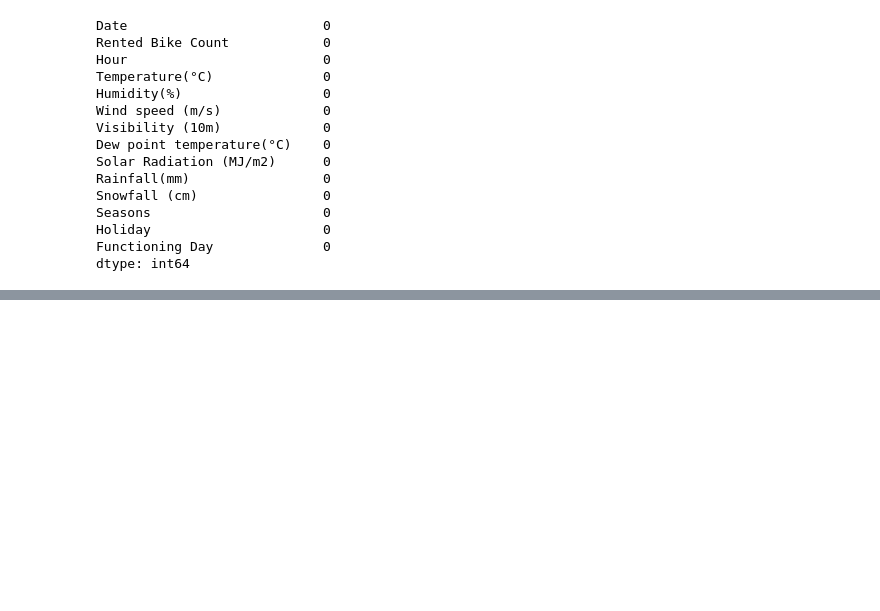
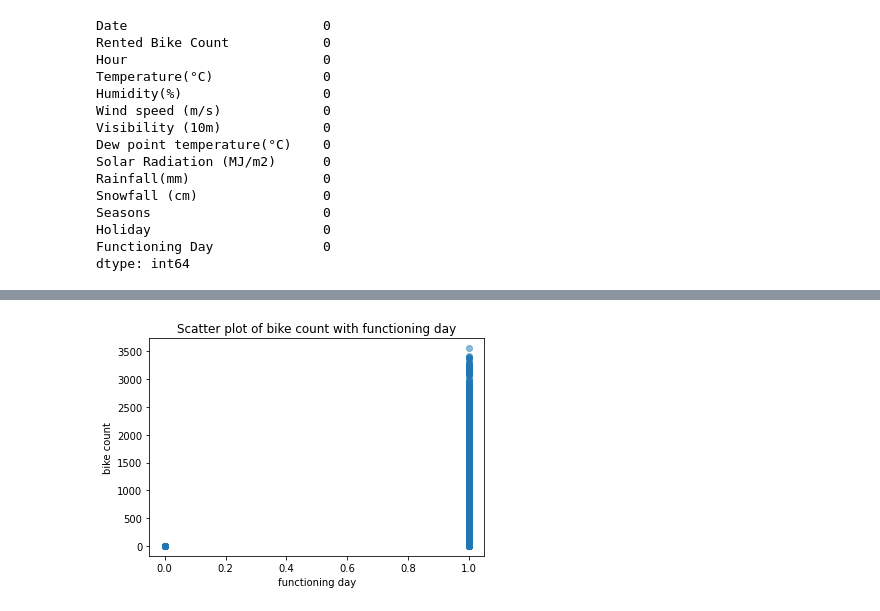
Before and after one commit to arifuddinatif/Bike-Sharing-Demand-Prediction, a Jupyter notebook: Copy_of_Bike_Sharing_Demand_Prediction_Capstone_Project.ipynb, the cells around one changed output, grey strips where cells are left out. Saved outputs shown, nothing was run; the diff lists cells and outputs as text; code cells hidden in the pictures; blank space fills up the shorter version.

```diff
--- a/Copy_of_Bike_Sharing_Demand_Prediction_Capstone_Project.ipynb
+++ b/Copy_of_Bike_Sharing_Demand_Prediction_Capstone_Project.ipynb
@@ -109,0 +161,8 @@ dtype: int64
+# %%
+plt.scatter(df['Functioning Day'], df['Rented Bike Count'], alpha=0.5)
+plt.title('Scatter plot of bike count with functioning day')
+plt.xlabel('functioning day')
+plt.ylabel('bike count')
+plt.show()
+# %% [output]
+[figure, added]
```
Also changed, not shown: parts of 33 cells of this notebook.
